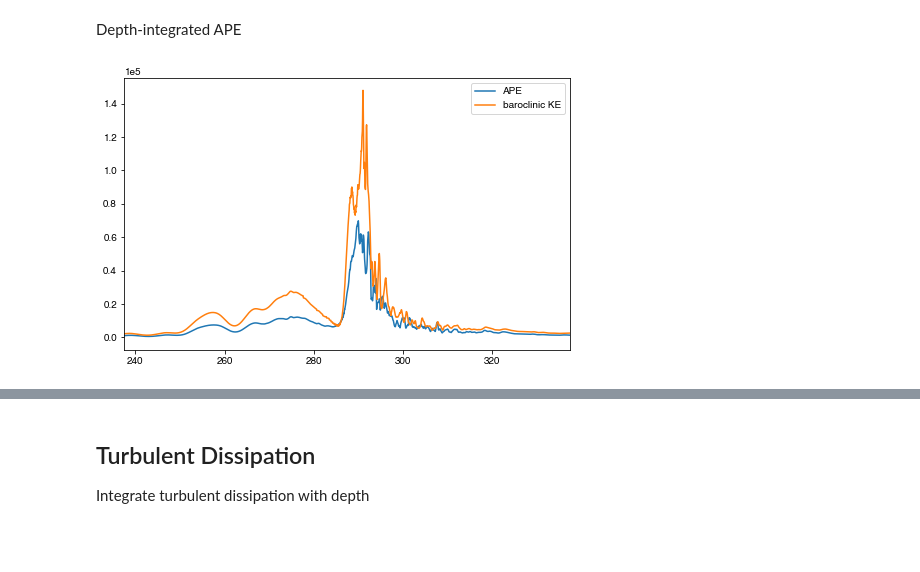
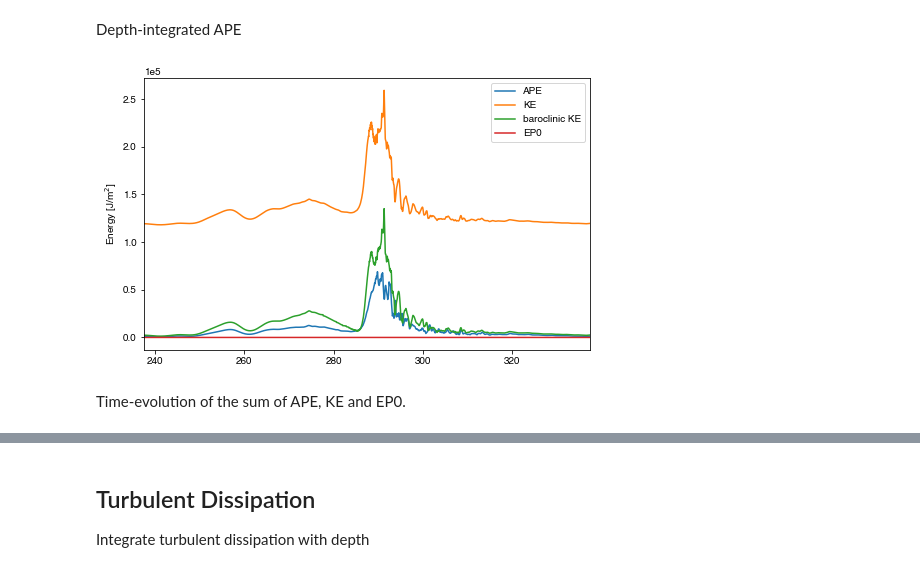
Before and after one commit to gunnarvoet/flow-across-bump, a Jupyter notebook: analysis/bump_analysis.ipynb, the cells around one changed output, grey strips where cells are left out. Drawn from its saved outputs; the diff is of its cells as text; code cells hidden in the pictures; blank space fills up the shorter version.

```diff
--- a/analysis/bump_analysis.ipynb
+++ b/analysis/bump_analysis.ipynb
@@ -294,8 +272,10 @@ PHrefC = np.fromfile(fileName)
 # %% [markdown]
 ## Easier plotting of fields
 # %%
-def CenterPlot(dy=50):
-    plt.gca().set(xlim=my.values+(-dy,dy))
+def CenterPlot(dy=50,ax=0):
+    if ax==0:
+        ax = plt.gca()
+    ax.set(xlim=my.values+(-dy,dy))
 # %%
 def PlotField(F):
     fig,ax = plt.subplots()
@@ -337,8 +318,8 @@ talpha = 2.0e-4
 # convert reference temperature profile to matrix
 trefm = np.tile(tref,(2000,1))
 trefm = np.transpose(trefm)
-
+# calculate densities
 temp = np.squeeze(b6s.Temp.values)
-rho = rho0*(1-talpha*(temp-trefm))
-rhopert = rho0*talpha*(temp-trefm)
-rhoref = rho0*(1+talpha*trefm)
+rho = rho0*(1-talpha*(temp))
+rhopert = -rho0*talpha*(temp-trefm)
+rhoref = -rho0*talpha*trefm
@@ -693,3 +873,5 @@ $$ APE_{lin} = \frac{g^2 \rho'^2}{2 \rho_0 N^2} $$
 In this case, we can use the linearized APE but would have to create a look-up table for the vertical distance of a given density to the reference density profile if stratification was non-linear.
 # %%
 APE = gravity**2*(rhopert*BathyMaskNaN)**2/(2*rho0*1e-6)
+# bring APE to same times as kinetic energy
+APE = (APE[1:,:,:]+APE[-1,:,:]) / 2
@@ -714,10 +920,16 @@ Depth-integrated APE
 # %%
 APEd = np.nansum(APE*drFm,axis=1)
 # %%
+ti = -1
 fig,ax = plt.subplots(figsize=(8,5))
-ax.plot(grid.Y/1e3,APEd[150,:],label='APE')
-ax.plot(grid.Y/1e3,Ekinbcd[150,:],label='baroclinic KE')
+ax.plot(grid.Y/1e3,APEd[ti,:],label='APE')
+ax.plot(grid.Y/1e3,Ekind[ti,:],label='KE')
+ax.plot(grid.Y/1e3,Ekinbcd[ti,:],label='baroclinic KE')
+ax.plot(grid.Y/1e3,Ep0[ti,:],label='EP0')
 ax.legend()
+ax.set(ylabel='Energy [J/m$^2$]')
 CenterPlot()
 # %% [output]
-[figure, old version]
+[figure, new version]
+# %% [markdown]
+Time-evolution of the sum of APE, KE and EP0.
```
Also changed, not shown: parts of 80 cells of this notebook.
